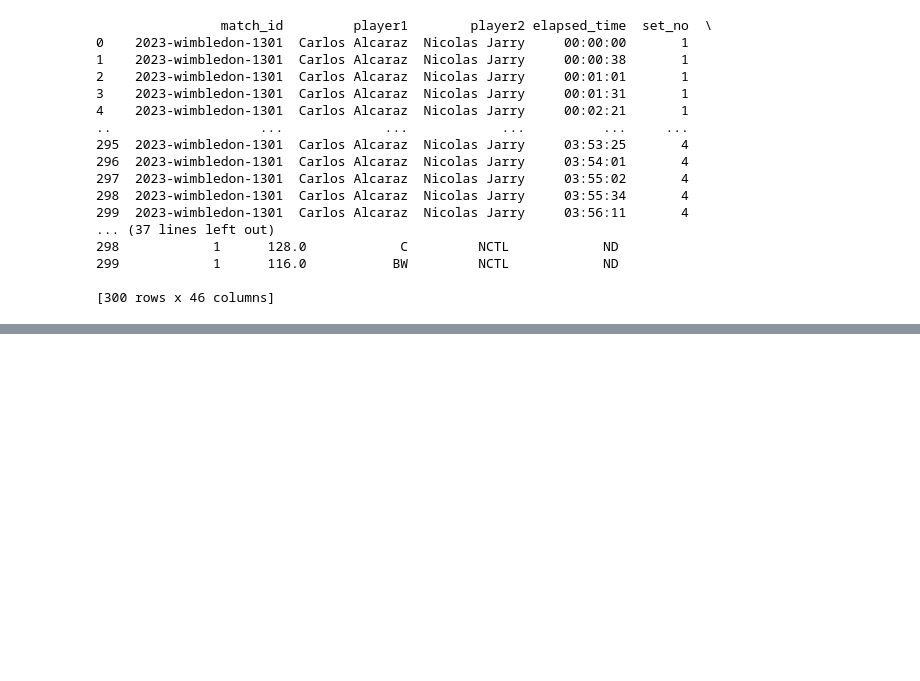
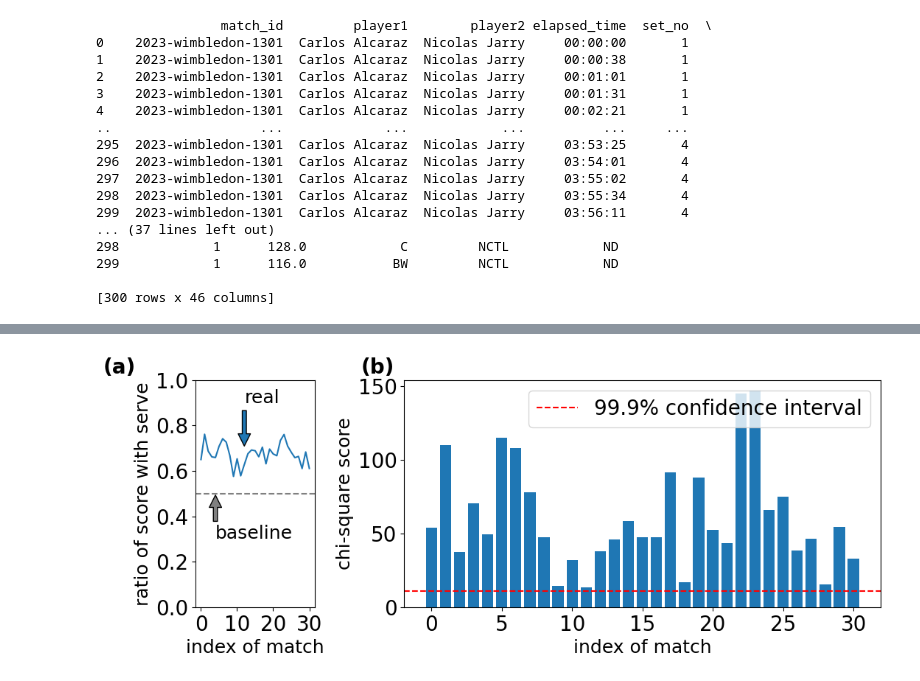
Before and after one commit to chengstones/20240201, a Jupyter notebook: Code/Kappa.ipynb, the cells around one changed output, grey strips where cells are left out. Cells and saved outputs as stored; diff of their text form; code cells hidden in the pictures; blank space fills up the shorter version.

```diff
--- a/Code/Kappa.ipynb
+++ b/Code/Kappa.ipynb
@@ -241,0 +294,19 @@ print(chi_square_score_all)
+# %%
+# 检验发球优势
+chi_square_score_list = []
+ratio_of_score_with_serve = []
+for match_id, match in grouped:
+    res_dict = analyse_match(match)
+    ratio_of_score_with_serve.append((sum(res_dict['player1_win_with_serve'])+sum(res_dict['player2_win_with_serve']))/(sum(res_dict['player1_score'])+sum(res_dict['player2_score'])))
+    chi_square_score = chi_square_test_serve(res_dict)
+    chi_square_score_list.append(chi_square_score)
+print(chi_square_score_list)
+# 穷举所有比赛的结果求和
+match_all = {'player1_score':[], 'player2_score':[], 'player1_win_with_serve':[], 'player2_win_with_serve':[], 'player1_loss_with_serve':[], 'player2_loss_with_serve':[]}
+for match_id, match in grouped:
+    res_dict_all = analyse_match(match)
+    for key in match_all.keys():
+        match_all[key].extend(res_dict_all[key])
+print(match_all)
+chi_square_score_all = chi_square_test_serve(match_all)
+print(chi_square_score_all)
@@ -242 +317,50 @@ print(chi_square_score_all)
+# %%
+# 可视化发球优势kappa
+fondsize = 20
+fig, axes = plt.subplots(1, 2, figsize=(12, 4), width_ratios=[1, 4])
+# 两个子图间加间距
+plt.subplots_adjust(wspace=0.3)
+
+# 堆叠箱线图，显示每局比赛中先发优势的分布情况
+ax = axes[0]
+ax.plot(ratio_of_score_with_serve)
+# 添加箭头和文字 real, 字体大小
+ax.annotate('real', xy=(12, 0.7), xytext=(12, 0.9),
+            arrowprops=dict( shrink=0.05),
+            fontsize=fondsize-2
+            )
+ax.axhline(y=0.5, color='grey', linestyle='--', label='50%')
+# 添加箭头和文字 baseline, 字体大小
+ax.annotate('baseline', xy=(4, 0.5), xytext=(4, 0.3),
+            arrowprops=dict(facecolor='grey', shrink=0.05),
+            fontsize=fondsize-2
+            )
+
+ax.set_xlabel('index of match', fontsize=fondsize-2)
+ax.set_ylabel('ratio of score with serve', fontsize=fondsize-2)
+# plt.title('Ratio of score with serve', fontsize=fondsize)
+ax.set_xticks(np.arange(0, 31, 10))
+ax.set_yticks(np.arange(0, 1.1, 0.2))
+# 图左上标号（a）
+ax.text(-0.5, 1.1, '(a)', transform=ax.transAxes, fontsize=fondsize, weight='bold', va='top', ha='right')
+
+ax = axes[1]
+ax.bar(np.arange(len(chi_square_score_list)), chi_square_score_list)
+ax.set_xlabel('index of match', fontsize=fondsize-2)
+ax.set_ylabel('chi-square score', fontsize=fondsize-2)
+# plt.title('Chi-square score of serve advantage', fontsize=fondsize)
+# 置信度
+# ax.axhline(y=3.841, color='r', linestyle='--', label='95% confidence interval')
+# ax.axhline(y=6.635, color='g', linestyle='--', label='99% confidence interval')
+ax.axhline(y=10.827, color='r', linestyle='--', label='99.9% confidence interval')
+ax.legend()
+# 图左上标号（b）
+ax.text(-0.02, 1.1, '(b)', transform=ax.transAxes, fontsize=fondsize, weight='bold', va='top', ha='right')
+save_path = r'C:\Users\cheng\Desktop\20240201\Latex\figures\serve_advantage_kappa.png'
+plt.savefig(save_path, bbox_inches='tight', dpi=300)
+plt.savefig(save_path.replace('.png', '.svg'), bbox_inches='tight', dpi=300)
+plt.savefig(save_path.replace('.png', '.pdf'), bbox_inches='tight', dpi=300)
+plt.show()
+# %% [output]
+[figure, added]
 # %%
```
Also changed, not shown: parts of 7 cells of this notebook.
